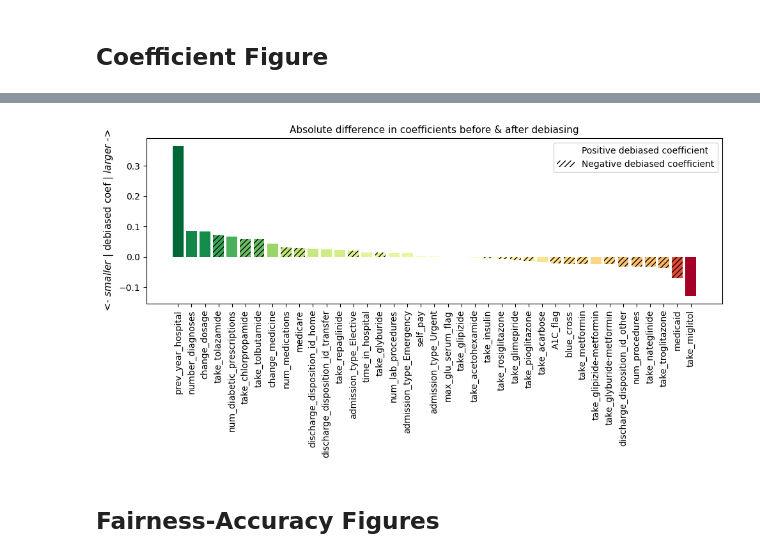
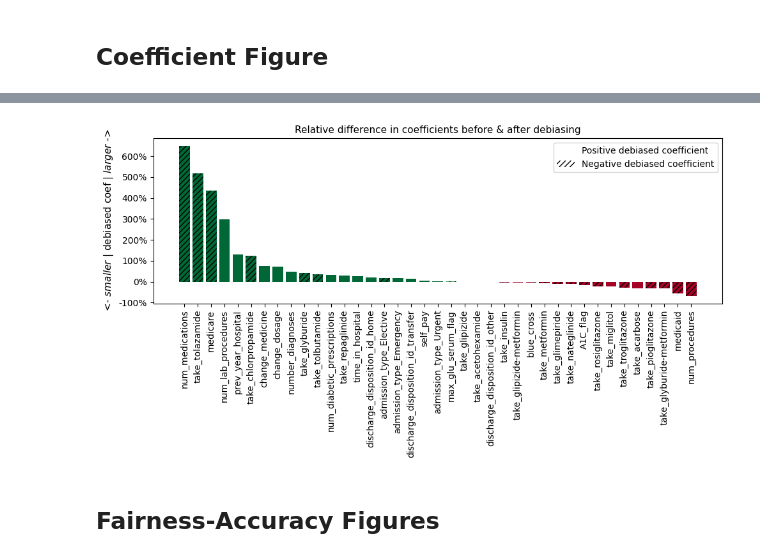
Before and after one commit to ah140797/AlgorithmicFairnessExam, a Jupyter notebook: notebook__.ipynb, the cells around one changed output, grey strips where cells are left out. Drawn from its saved outputs; the diff is of its cells as text; code cells hidden in the pictures.

Commit message:
new plots

```diff
--- a/notebook__.ipynb
+++ b/notebook__.ipynb
@@ -711,8 +708,9 @@ coefs_diff_df = pd.DataFrame({
     'Feature': X_train.columns,
     'coefs': coefs[0],
     'coefs_decorrelated': coefs_decorrelated[0],
-    'Coefficient Difference': coeffs_diffs
+    'Coefficient Difference': coeffs_diffs,
+    'Coefficient Difference relative': (coeffs_diffs / abs(coefs[0]))*100
 })
 
 # Sort the DataFrame by coefficient difference
-coefs_diff_df = coefs_diff_df.sort_values(by='Coefficient Difference', ascending=False)
+coefs_diff_df = coefs_diff_df.sort_values(by='Coefficient Difference relative', ascending=False)
@@ -739,36 +737,38 @@ coefs_diff_df
 # %%
 # Get the data for color normalization
-data_color = coefs_diff_df['Coefficient Difference']
+data_color = coefs_diff_df['Coefficient Difference relative']
 
 # Choose the colormap
 pal = 'RdYlGn'
 my_colors = plt.cm.get_cmap(pal)
 
 # Normalize the data
 norm = Normalize(-0.1, 0.1)
 colors = my_colors(norm(data_color))
 
 # Plotting the differences in coefficients
 plt.figure(figsize=(10, 5.5))
-bars = plt.bar(coefs_diff_df['Feature'], coefs_diff_df['Coefficient Difference'], color=colors)
+bars = plt.bar(coefs_diff_df['Feature'], coefs_diff_df['Coefficient Difference relative'], color=colors)
 plt.ylabel(' <- $\it{smaller}$ | debiased coef | $\it{larger}$ -> ', fontsize=11)
-plt.title('Absolute difference in coefficients before & after debiasing', fontsize=11)
+plt.title('Relative difference in coefficients before & after debiasing', fontsize=11)
 plt.xticks(rotation=90)
+yticks = plt.gca().get_yticks()
+plt.gca().set_yticklabels([f'{int(tick)}%' for tick in yticks])
 
 for bar, value in zip(bars, coefs_diff_df['coefs_decorrelated']):
     if value < 0:
         bar.set_hatch('////')
 
 # Custom legend
 baseline_patch = mpatches.Patch(color='white', label='Positive debiased coefficient')
 debiased_patch = mpatches.Patch(facecolor='white', hatch='////', label='Negative debiased coefficient')
 
 # Add the legend to the plot
 plt.legend(handles=[baseline_patch, debiased_patch], loc='upper right')
 plt.tight_layout()
 plt.savefig(FIGURES_PATH+"coefficients_difference.svg")
 # %% [output]
-[figure, old version]
+[figure, new version]
 # %% [markdown]
 ## Fairness-Accuracy Figures
 # %%
```
Also changed, not shown: parts of 7 cells of this notebook, 11 other files.
